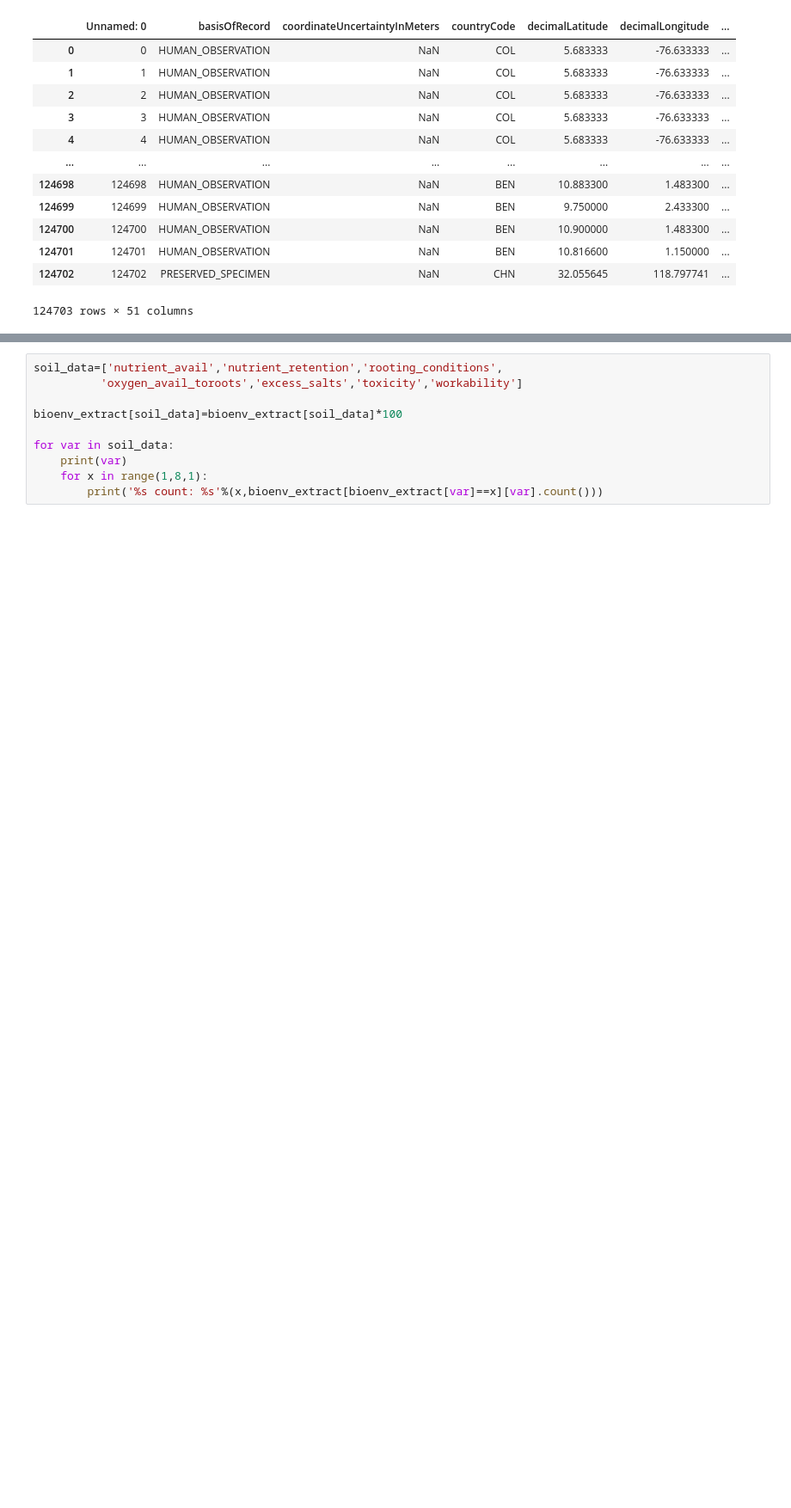
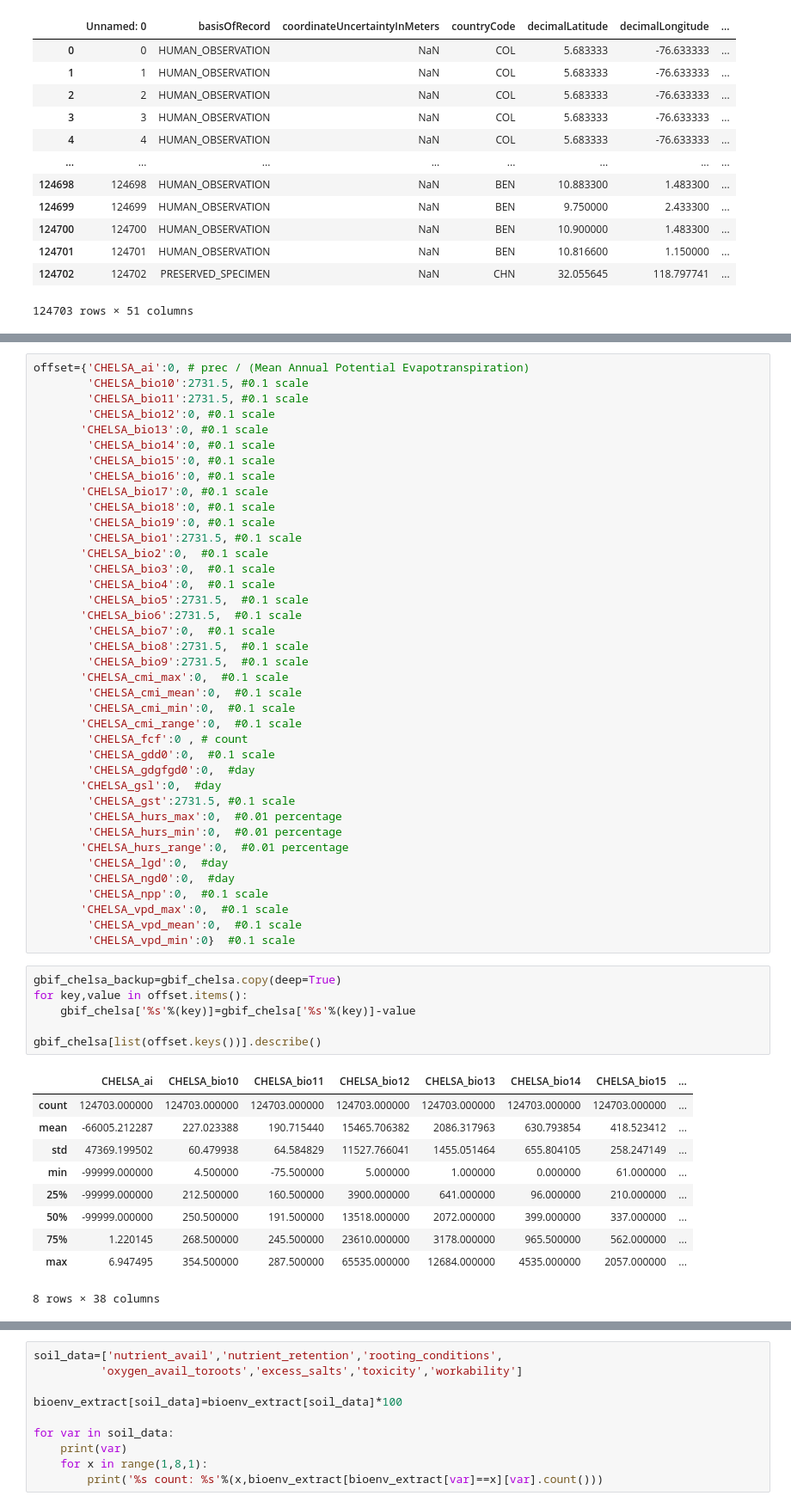
Before and after one commit to mftorres/palm_leaf, a Jupyter notebook: notebooks/01_GBIF_variables_data_prep.ipynb, the cells around one changed output, grey strips where cells are left out. Shown at 86% size. Drawn from its saved outputs; the diff is of its cells as text; blank space fills up the shorter version.

```diff
--- a/notebooks/01_GBIF_variables_data_prep.ipynb
+++ b/notebooks/01_GBIF_variables_data_prep.ipynb
@@ -539 +590,57 @@ Processing CHELSA_vpd_min
+# %%
+offset={'CHELSA_ai':0, # prec / (Mean Annual Potential Evapotranspiration)
+        'CHELSA_bio10':2731.5, #0.1 scale
+        'CHELSA_bio11':2731.5, #0.1 scale
+        'CHELSA_bio12':0, #0.1 scale
+       'CHELSA_bio13':0, #0.1 scale
+        'CHELSA_bio14':0, #0.1 scale
+        'CHELSA_bio15':0, #0.1 scale
+        'CHELSA_bio16':0, #0.1 scale
+       'CHELSA_bio17':0, #0.1 scale
+        'CHELSA_bio18':0, #0.1 scale
+        'CHELSA_bio19':0, #0.1 scale
+        'CHELSA_bio1':2731.5, #0.1 scale
+       'CHELSA_bio2':0,  #0.1 scale
+        'CHELSA_bio3':0,  #0.1 scale
+        'CHELSA_bio4':0,  #0.1 scale
+        'CHELSA_bio5':2731.5,  #0.1 scale
+       'CHELSA_bio6':2731.5,  #0.1 scale
+        'CHELSA_bio7':0,  #0.1 scale
+        'CHELSA_bio8':2731.5,  #0.1 scale
+        'CHELSA_bio9':2731.5,  #0.1 scale
+       'CHELSA_cmi_max':0,  #0.1 scale
+        'CHELSA_cmi_mean':0,  #0.1 scale
+        'CHELSA_cmi_min':0,  #0.1 scale
+       'CHELSA_cmi_range':0,  #0.1 scale
+        'CHELSA_fcf':0 , # count
+        'CHELSA_gdd0':0,  #0.1 scale
+        'CHELSA_gdgfgd0':0,  #day
+       'CHELSA_gsl':0,  #day
+        'CHELSA_gst':2731.5, #0.1 scale
+        'CHELSA_hurs_max':0,  #0.01 percentage
+        'CHELSA_hurs_min':0,  #0.01 percentage
+       'CHELSA_hurs_range':0,  #0.01 percentage
+        'CHELSA_lgd':0,  #day
+        'CHELSA_ngd0':0,  #day
+        'CHELSA_npp':0,  #0.1 scale
+       'CHELSA_vpd_max':0,  #0.1 scale
+        'CHELSA_vpd_mean':0,  #0.1 scale
+        'CHELSA_vpd_min':0}  #0.1 scale
+# %%
+gbif_chelsa_backup=gbif_chelsa.copy(deep=True)
+for key,value in offset.items():
+    gbif_chelsa['%s'%(key)]=gbif_chelsa['%s'%(key)]-value
+
+gbif_chelsa[list(offset.keys())].describe()
+# %% [output]
+|  | CHELSA_ai | CHELSA_bio10 | CHELSA_bio11 | CHELSA_bio12 | CHELSA_bio13 | CHELSA_bio14 | CHELSA_bio15 | ... |
+| count | 124703.000000 | 124703.000000 | 124703.000000 | 124703.000000 | 124703.000000 | 124703.000000 | 124703.000000 | ... |
+| mean | -66005.212287 | 227.023388 | 190.715440 | 15465.706382 | 2086.317963 | 630.793854 | 418.523412 | ... |
+| std | 47369.199502 | 60.479938 | 64.584829 | 11527.766041 | 1455.051464 | 655.804105 | 258.247149 | ... |
+| min | -99999.000000 | 4.500000 | -75.500000 | 5.000000 | 1.000000 | 0.000000 | 61.000000 | ... |
+| 25% | -99999.000000 | 212.500000 | 160.500000 | 3900.000000 | 641.000000 | 96.000000 | 210.000000 | ... |
+| 50% | -99999.000000 | 250.500000 | 191.500000 | 13518.000000 | 2072.000000 | 399.000000 | 337.000000 | ... |
+| 75% | 1.220145 | 268.500000 | 245.500000 | 23610.000000 | 3178.000000 | 965.500000 | 562.000000 | ... |
+| max | 6.947495 | 354.500000 | 287.500000 | 65535.000000 | 12684.000000 | 4535.000000 | 2057.000000 | ... |
+8 rows × 38 columns
 # %%
```
Also changed, not shown: parts of 12 cells of this notebook.
